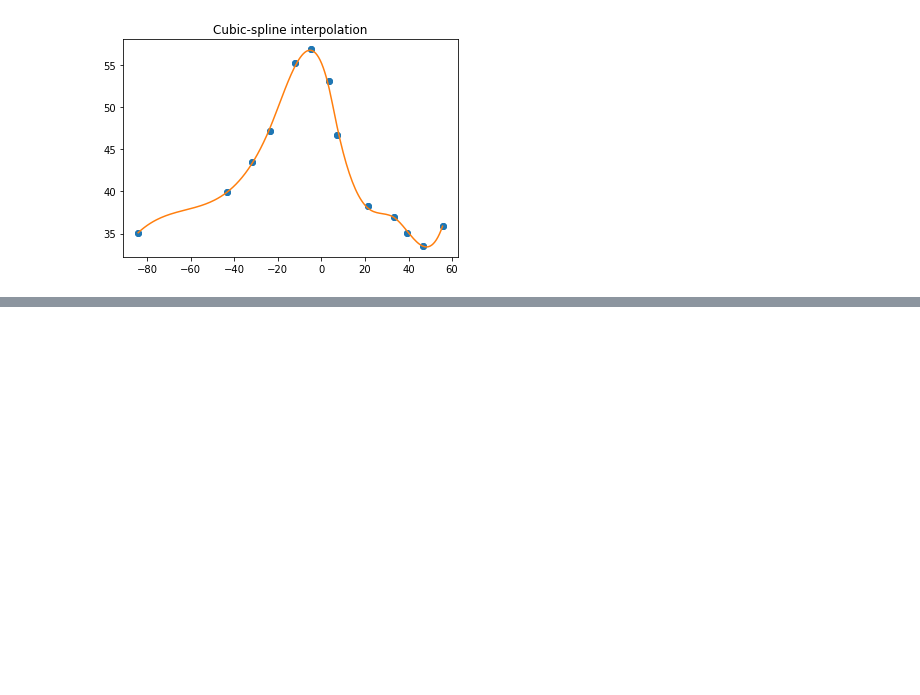
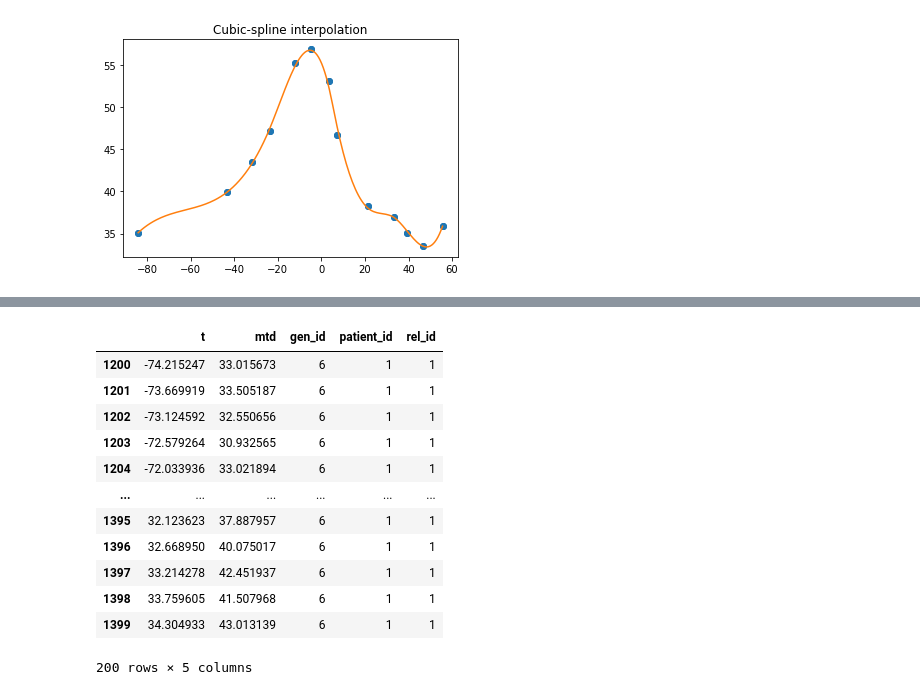
Before and after one commit to sgrzegorz/CancerTherapyPrediction, a Jupyter notebook: interpolation.ipynb, the cells around one changed output, grey strips where cells are left out. Drawn from its saved outputs; the diff is of its cells as text; code cells hidden in the pictures; blank space fills up the shorter version.

```diff
--- a/interpolation.ipynb
+++ b/interpolation.ipynb
@@ -116,0 +159,17 @@ plt.show()
+# %%
+patient1 = df4.loc[(df4['rel_id'] == 1) & (df4['patient_id'] == 1)]
+patient1
+# %% [output]
+|  | t | mtd | gen_id | patient_id | rel_id |
+| 1200 | -74.215247 | 33.015673 | 6 | 1 | 1 |
+| 1201 | -73.669919 | 33.505187 | 6 | 1 | 1 |
+| 1202 | -73.124592 | 32.550656 | 6 | 1 | 1 |
+| 1203 | -72.579264 | 30.932565 | 6 | 1 | 1 |
+| 1204 | -72.033936 | 33.021894 | 6 | 1 | 1 |
+| ... | ... | ... | ... | ... | ... |
+| 1395 | 32.123623 | 37.887957 | 6 | 1 | 1 |
+| 1396 | 32.668950 | 40.075017 | 6 | 1 | 1 |
+| 1397 | 33.214278 | 42.451937 | 6 | 1 | 1 |
+| 1398 | 33.759605 | 41.507968 | 6 | 1 | 1 |
+| 1399 | 34.304933 | 43.013139 | 6 | 1 | 1 |
+200 rows × 5 columns
```
Also changed, not shown: parts of 9 cells of this notebook.
